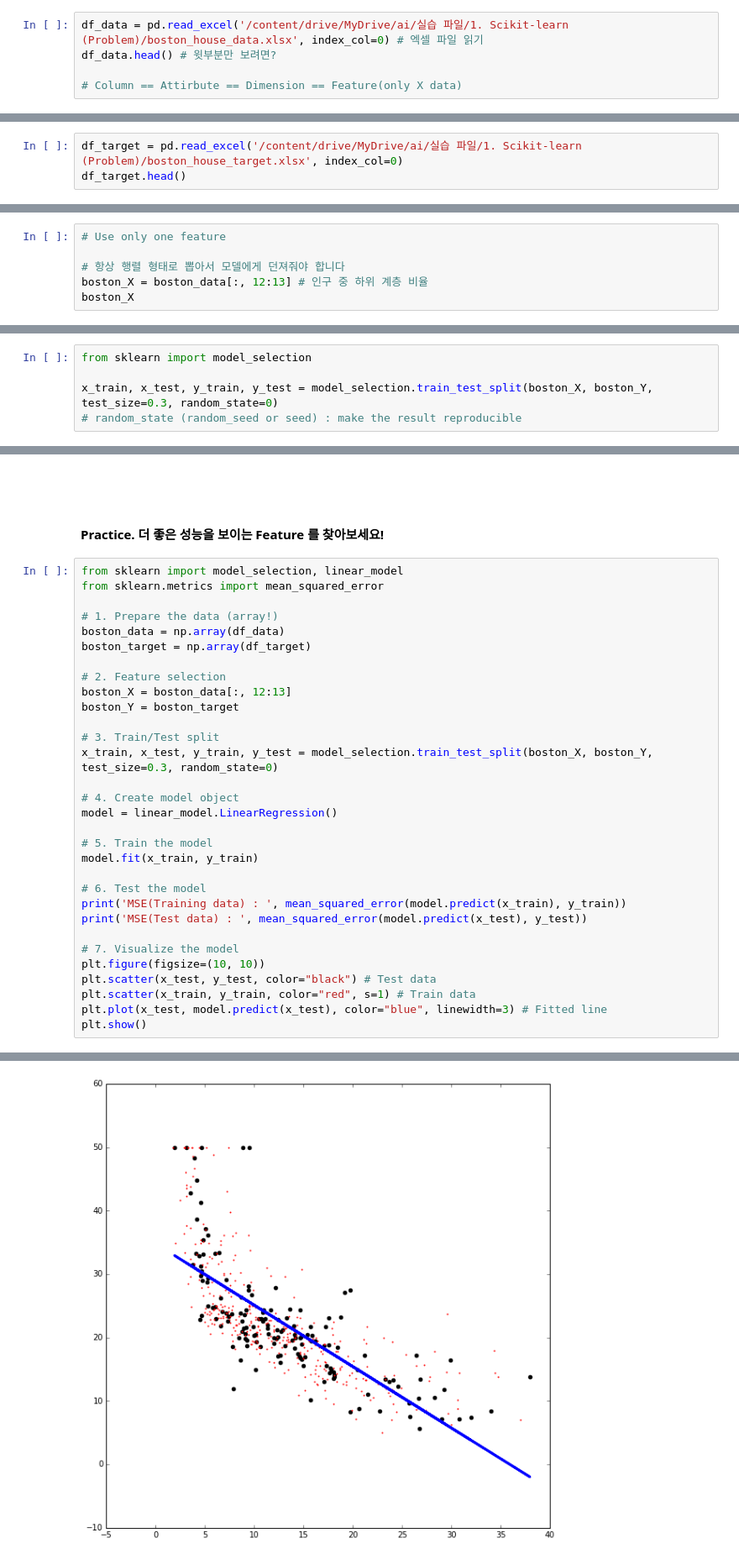
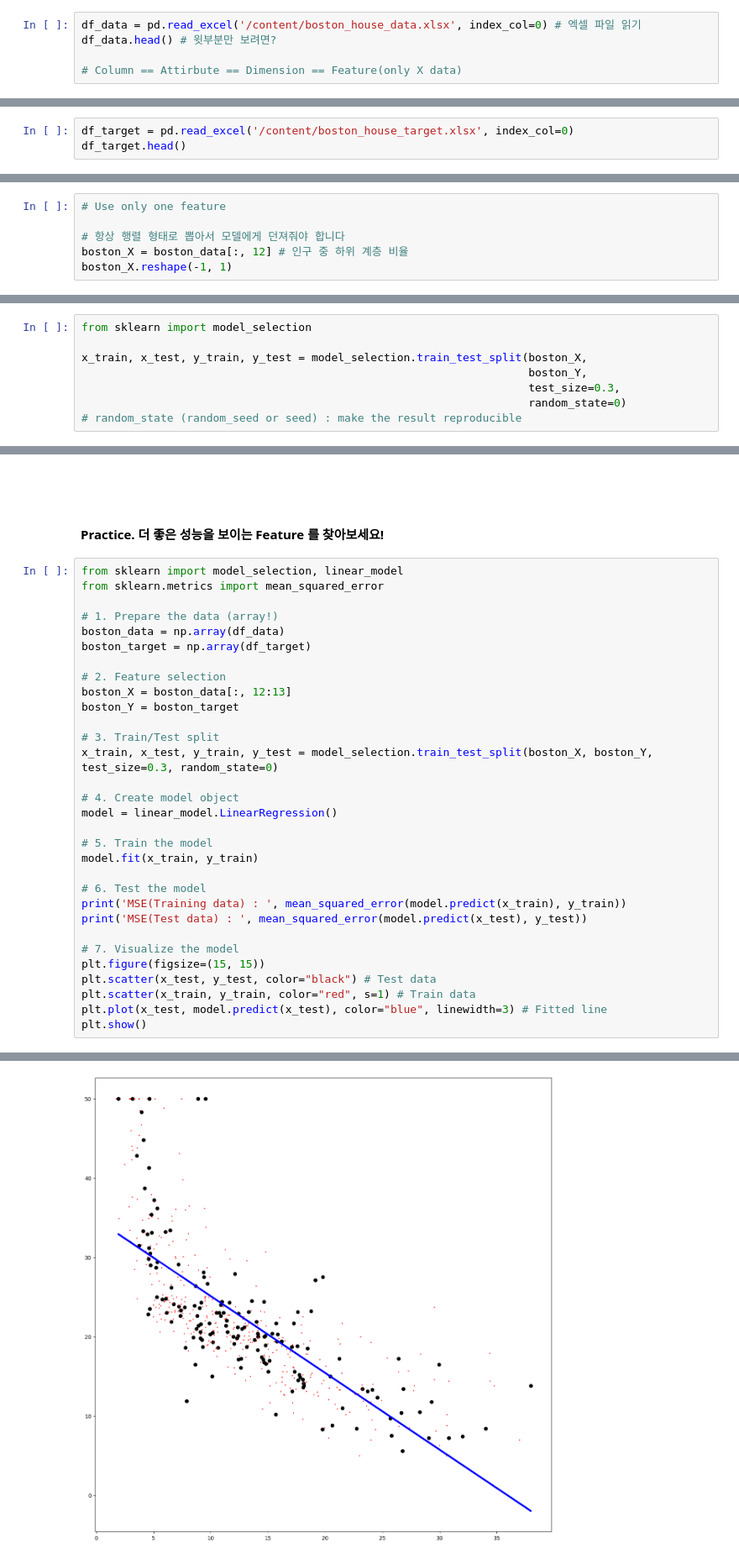
Before and after one commit to yeonjunky/learn_ml, a Jupyter notebook: 1_Least_Squares_Estimation_(Scikit_learn_LinearRegression,_집값_예측).ipynb, the cells around one changed output, grey strips where cells are left out. Shown at 84% size. Saved outputs shown, nothing was run; the diff lists cells and outputs as text.

```diff
--- a/1_Least_Squares_Estimation_(Scikit_learn_LinearRegression,_집값_예측).ipynb
+++ b/1_Least_Squares_Estimation_(Scikit_learn_LinearRegression,_집값_예측).ipynb
@@ -19,7 +19,7 @@ Mounted at /content/drive
 # %% [markdown]
 #### 1) Features
 # %%
-df_data = pd.read_excel('/content/drive/MyDrive/ai/실습 파일/1. Scikit-learn (Problem)/boston_house_data.xlsx', index_col=0) # 엑셀 파일 읽기
+df_data = pd.read_excel('/content/boston_house_data.xlsx', index_col=0) # 엑셀 파일 읽기
 df_data.head() # 윗부분만 보려면?
 
 # Column == Attirbute == Dimension == Feature(only X data)
@@ -71,7 +71,7 @@ Counter({0: 471, 1: 35})
 # %% [markdown]
 #### 2) Target
 # %%
-df_target = pd.read_excel('/content/drive/MyDrive/ai/실습 파일/1. Scikit-learn (Problem)/boston_house_target.xlsx', index_col=0)
+df_target = pd.read_excel('/content/boston_house_target.xlsx', index_col=0)
 df_target.head()
 # %% [output]
 |  | 0 |
@@ -197,5 +197,5 @@ boston_target.
 # Use only one feature
 
 # 항상 행렬 형태로 뽑아서 모델에게 던져줘야 합니다
-boston_X = boston_data[:, 12:13] # 인구 중 하위 계층 비율
-boston_X
+boston_X = boston_data[:, 12] # 인구 중 하위 계층 비율
+boston_X.reshape(-1, 1)
@@ -232,6 +254,9 @@ array([[ 24. ],
 # %%
 from sklearn import model_selection
 
-x_train, x_test, y_train, y_test = model_selection.train_test_split(boston_X, boston_Y, test_size=0.3, random_state=0)
+x_train, x_test, y_train, y_test = model_selection.train_test_split(boston_X,
+                                                                    boston_Y,
+                                                                    test_size=0.3,
+                                                                    random_state=0)
 # random_state (random_seed or seed) : make the result reproducible
 # %%
@@ -366,7 +398,7 @@ print('MSE(Training data) : ', mean_squared_error(model.predict(x_train), y_trai
 print('MSE(Test data) : ', mean_squared_error(model.predict(x_test), y_test))
 
 # 7. Visualize the model
-plt.figure(figsize=(10, 10))
+plt.figure(figsize=(15, 15))
 plt.scatter(x_test, y_test, color="black") # Test data
 plt.scatter(x_train, y_train, color="red", s=1) # Train data
 plt.plot(x_test, model.predict(x_test), color="blue", linewidth=3) # Fitted line
@@ -377 +409 @@ MSE(Test data) :  39.8171505047
-[figure, old version]
+[figure, new version]
```
Also changed, not shown: parts of 20 cells of this notebook.
